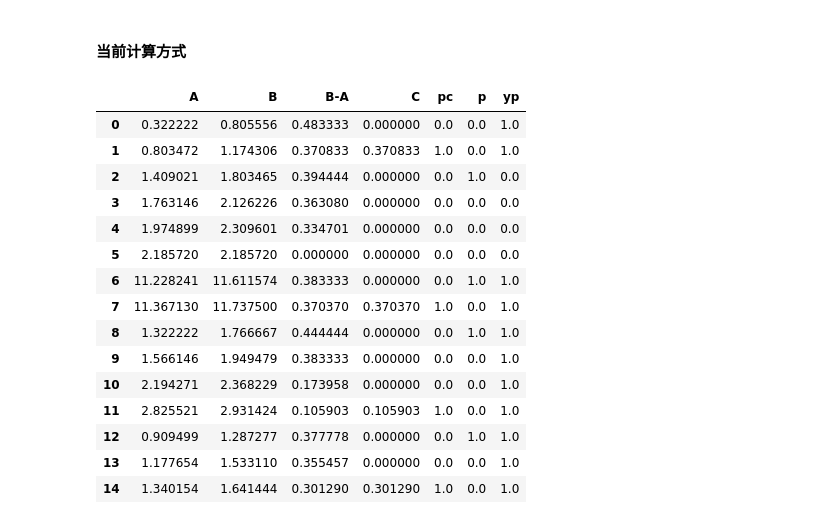
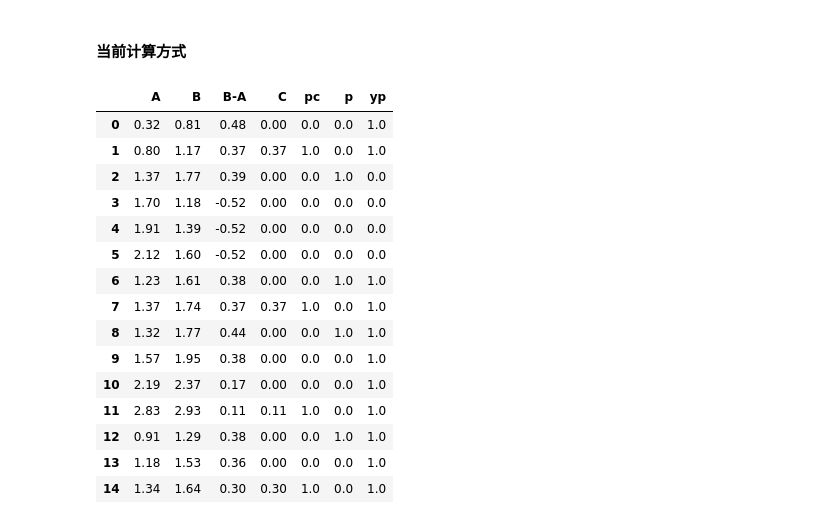
Before and after one commit to eeeecj/LMPband, a Jupyter notebook: proposed-variablespeed.ipynb, the cells around one changed output. Saved outputs shown, nothing was run; the diff lists cells and outputs as text; code cells hidden in the pictures.

```diff
--- a/proposed-variablespeed.ipynb
+++ b/proposed-variablespeed.ipynb
@@ -527,9 +527,9 @@ def add_var_on_cons(A, B, o, r, g, t, n, k, end, yp, px, p,pc,C,onbound):
         # A1=model.max(A+t[k-1]-M*p[k],o[k]+r[k]+n[k]+px[k])
         # B1=model.min(B+t[k-1]+M*p[k], o[k]+r[k]+n[k]+g[k])
 
-        mdl.add_constraints([C[k]<=(B1-A1),C[k]>=(B1-A1)-M*(1-pc[k]),C[k]>=-M*pc[k],C[k]<=M*pc[k]])
+        mdl.add_constraints([C[k]<=(B1-A1)+(1-pc[k]),C[k]>=(B1-A1)-M*(1-pc[k]),C[k]>=-M*pc[k],C[k]<=M*pc[k]])
 
-        mdl.add_constraints([be*z[k]-M*(1-yp[k]) <= B1-A1, B1-A1 <= yp[k]+M*(1-yp[k])])
+        mdl.add_constraints([be*z[k]-M*(1-yp[k]) <= B1-A1, B1-A1 <= g[k]+M*(1-yp[k])])
         mdl.add_constraints([p[k]>=pc[k-1],yp[k-1]>=pc[k-1],pc[k-1]>=p[k]+yp[k-1]-1])
         onbound.append([A1,B1,B1-A1])
         return add_var_on_cons(A1, B1, o, r, g, t, n, k+1, end, yp, px, p,pc,C,onbound)
@@ -551,7 +551,7 @@ def add_var_in_cons(A, B, o, r, g, t, n, k, end, yp, px, p,pc,C):
         mdl.add_constraints([be*z[k]-M*(1-yp[k]) <= B1-A1, B1-A1 <= g[k]+M*(1-yp[k])])
         mdl.add_constraints([p[k]>=pc[k+1],yp[k+1]>=pc[k+1],p[k]+yp[k+1]-1<=pc[k+1]])
 
-        mdl.add_constraints([C[k]<=(B1-A1),C[k]>=(B1-A1)-M*(1-pc[k]),C[k]>=-M*pc[k],C[k]<=M*pc[k]])
+        mdl.add_constraints([C[k]<=(B1-A1)+(1-pc[k]),C[k]>=(B1-A1)-M*(1-pc[k]),C[k]>=-M*pc[k],C[k]<=M*pc[k]])
         return add_var_in_cons(A1, B1, o, r, g, t, n, k-1, end, yp, px, p,pc,C)
 # %%
 sum_on=0
@@ -560,7 +560,7 @@ onbound_x=[]
 for i,v in enumerate(linspace):
     A_on_0=o[0]+srf[0,0]
     B_on_0=o[0]+srf[0,0]+sg[0,0]
-    mdl.add_constraints([C[0,0,i]<=(B_on_0-A_on_0),C[0,0,i]>=(B_on_0-A_on_0)-M*(1-pc[0,0,i]),
+    mdl.add_constraints([C[0,0,i]<=(B_on_0-A_on_0)+M*(1-pc[0,0,i]),C[0,0,i]>=(B_on_0-A_on_0)-M*(1-pc[0,0,i]),
     C[0,0,i]>=-M*pc[0,0,i],C[0,0,i]<=M*pc[0,0,i]])
     onb=add_var_on_cons(
         A=A_on_0,
@@ -581,9 +581,10 @@ for i,v in enumerate(linspace):
     )
     sum_on+=mdl.sum([C[0,k,i]*vol[0,k] for k in range(num)])*ProDistribution[i]
     onbound_x.append(onb)
+
     A_in_0=o[num-1]+srf[1,num-1]
     B_in_0=o[num-1]+srf[1,num-1]+sg[1,num-1]
-    mdl.add_constraints([C[1,num-1,i]<=(B_in_0-A_in_0),C[1,num-1,i]>=(B_in_0-A_in_0)-M*(1-pc[1,num-1,i]),
+    mdl.add_constraints([C[1,num-1,i]<=(B_in_0-A_in_0)+M*(1-pc[1,num-1,i]),C[1,num-1,i]>=(B_in_0-A_in_0)-M*(1-pc[1,num-1,i]),
     C[1,num-1,i]>=-M*pc[1,num-1,i],C[1,num-1,i]<=M*pc[1,num-1,i]])
     add_var_in_cons(
         A=A_in_0,
@@ -659,7 +660,7 @@ res.display()
 # %% [output]
 conflict(s): 0
 # %%
-mdl.set_multi_objective("max",[sum_b,sum_u,sum_v],weights=[5,-4,1])
+mdl.set_multi_objective("max",[sum_b,sum_u,sum_v],priorities=[2,2,1],weights=[5,-4,1])
 # mdl.set_multi_objective("max",[sum_b,sum_u],weights=[5,-4])
 sol = mdl.solve(log_output=True)
 print(sol.solve_details)
@@ -1042,21 +1046,21 @@ bod["pc"]=[pc[0,i,0] for i in range(num)]
 bod["p"]=[p[i] for i in range(num)]
 bod["yp"]=[yp[0,i,0] for  i in range(num)]
 # %%
-bod
+bod.round(2)
 # %% [output]
 |  | A | B | B-A | C | pc | p | yp |
-| 0 | 0.322222 | 0.805556 | 0.483333 | 0.000000 | 0.0 | 0.0 | 1.0 |
-| 1 | 0.803472 | 1.174306 | 0.370833 | 0.370833 | 1.0 | 0.0 | 1.0 |
-| 2 | 1.409021 | 1.803465 | 0.394444 | 0.000000 | 0.0 | 1.0 | 0.0 |
-| 3 | 1.763146 | 2.126226 | 0.363080 | 0.000000 | 0.0 | 0.0 | 0.0 |
-| 4 | 1.974899 | 2.309601 | 0.334701 | 0.000000 | 0.0 | 0.0 | 0.0 |
-| 5 | 2.185720 | 2.185720 | 0.000000 | 0.000000 | 0.0 | 0.0 | 0.0 |
-| 6 | 11.228241 | 11.611574 | 0.383333 | 0.000000 | 0.0 | 1.0 | 1.0 |
-| 7 | 11.367130 | 11.737500 | 0.370370 | 0.370370 | 1.0 | 0.0 | 1.0 |
-| 8 | 1.322222 | 1.766667 | 0.444444 | 0.000000 | 0.0 | 1.0 | 1.0 |
-| 9 | 1.566146 | 1.949479 | 0.383333 | 0.000000 | 0.0 | 0.0 | 1.0 |
-| 10 | 2.194271 | 2.368229 | 0.173958 | 0.000000 | 0.0 | 0.0 | 1.0 |
-| 11 | 2.825521 | 2.931424 | 0.105903 | 0.105903 | 1.0 | 0.0 | 1.0 |
-| 12 | 0.909499 | 1.287277 | 0.377778 | 0.000000 | 0.0 | 1.0 | 1.0 |
-| 13 | 1.177654 | 1.533110 | 0.355457 | 0.000000 | 0.0 | 0.0 | 1.0 |
-| 14 | 1.340154 | 1.641444 | 0.301290 | 0.301290 | 1.0 | 0.0 | 1.0 |
+| 0 | 0.32 | 0.81 | 0.48 | 0.00 | 0.0 | 0.0 | 1.0 |
+| 1 | 0.80 | 1.17 | 0.37 | 0.37 | 1.0 | 0.0 | 1.0 |
+| 2 | 1.37 | 1.77 | 0.39 | 0.00 | 0.0 | 1.0 | 0.0 |
+| 3 | 1.70 | 1.18 | -0.52 | 0.00 | 0.0 | 0.0 | 0.0 |
+| 4 | 1.91 | 1.39 | -0.52 | 0.00 | 0.0 | 0.0 | 0.0 |
+| 5 | 2.12 | 1.60 | -0.52 | 0.00 | 0.0 | 0.0 | 0.0 |
+| 6 | 1.23 | 1.61 | 0.38 | 0.00 | 0.0 | 1.0 | 1.0 |
+| 7 | 1.37 | 1.74 | 0.37 | 0.37 | 1.0 | 0.0 | 1.0 |
+| 8 | 1.32 | 1.77 | 0.44 | 0.00 | 0.0 | 1.0 | 1.0 |
+| 9 | 1.57 | 1.95 | 0.38 | 0.00 | 0.0 | 0.0 | 1.0 |
+| 10 | 2.19 | 2.37 | 0.17 | 0.00 | 0.0 | 0.0 | 1.0 |
+| 11 | 2.83 | 2.93 | 0.11 | 0.11 | 1.0 | 0.0 | 1.0 |
+| 12 | 0.91 | 1.29 | 0.38 | 0.00 | 0.0 | 1.0 | 1.0 |
+| 13 | 1.18 | 1.53 | 0.36 | 0.00 | 0.0 | 0.0 | 1.0 |
+| 14 | 1.34 | 1.64 | 0.30 | 0.30 | 1.0 | 0.0 | 1.0 |
```
Also changed, not shown: parts of 6 cells of this notebook, 1 other file.
